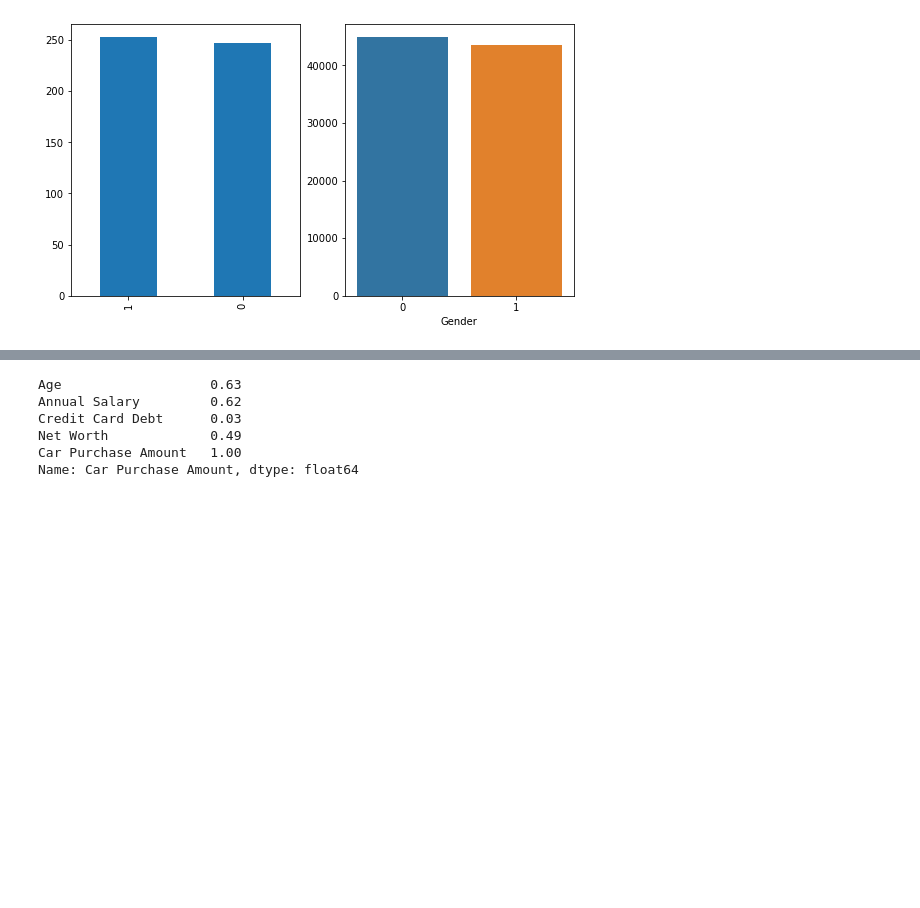
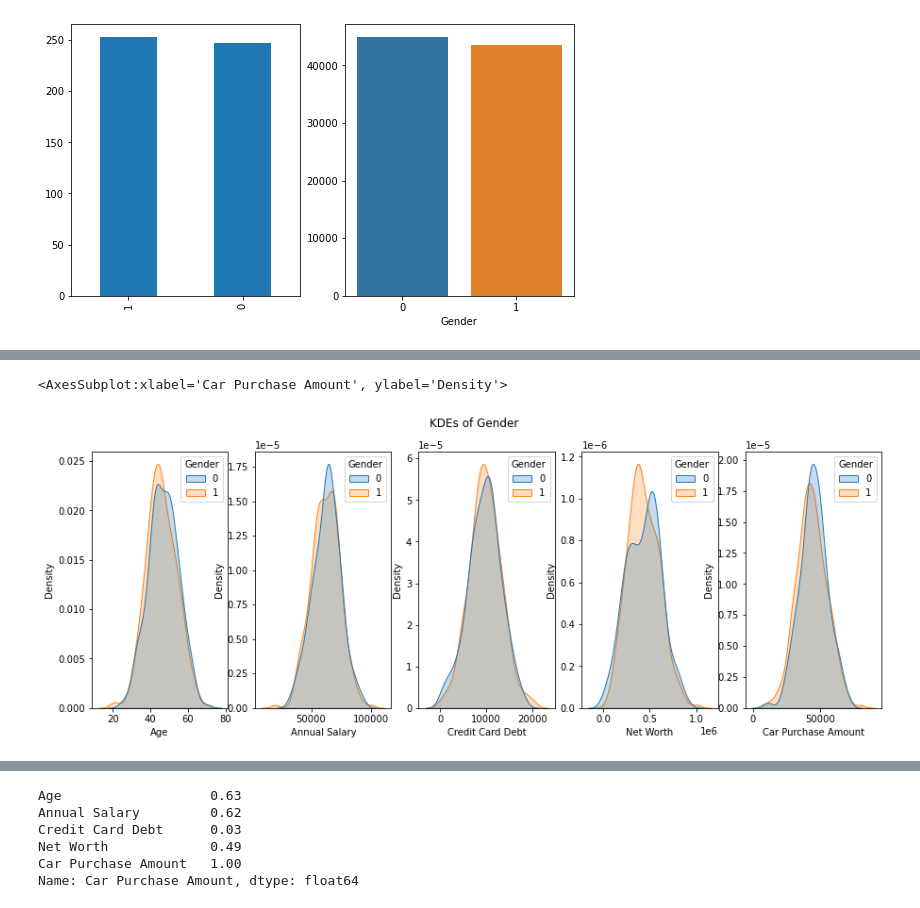
Before and after one commit to Oreolorun/Linear-Regression-Implementation, a Jupyter notebook: Linear Regression Implementation.ipynb, the cells around one changed output, grey strips where cells are left out. Cells and saved outputs as stored; diff of their text form; code cells hidden in the pictures; blank space fills up the shorter version.

```diff
--- a/Linear Regression Implementation.ipynb
+++ b/Linear Regression Implementation.ipynb
@@ -221,0 +208,19 @@ plot_kde('Car Purchase Amount', 4)
+# %%
+#  Defining a KDE plot function
+def plot_kde(attribute, i):
+    """This function plots kernel density distributions"""
+    plot_k = sns.kdeplot(data=dataset, x=attribute, hue='Gender', shade=True, ax=axes[i])
+    return plot_k
+
+#  Plotting
+figure, axes = plt.subplots(1, 5, figsize=(15,5))
+plt.suptitle('KDEs of Gender')
+
+plot_kde('Age', 0)
+plot_kde('Annual Salary', 1)
+plot_kde('Credit Card Debt', 2)
+plot_kde('Net Worth', 3)
+plot_kde('Car Purchase Amount', 4)
+# %% [output]
+<AxesSubplot:xlabel='Car Purchase Amount', ylabel='Density'>
+[figure, added]
```
Also changed, not shown: parts of 35 cells of this notebook.
